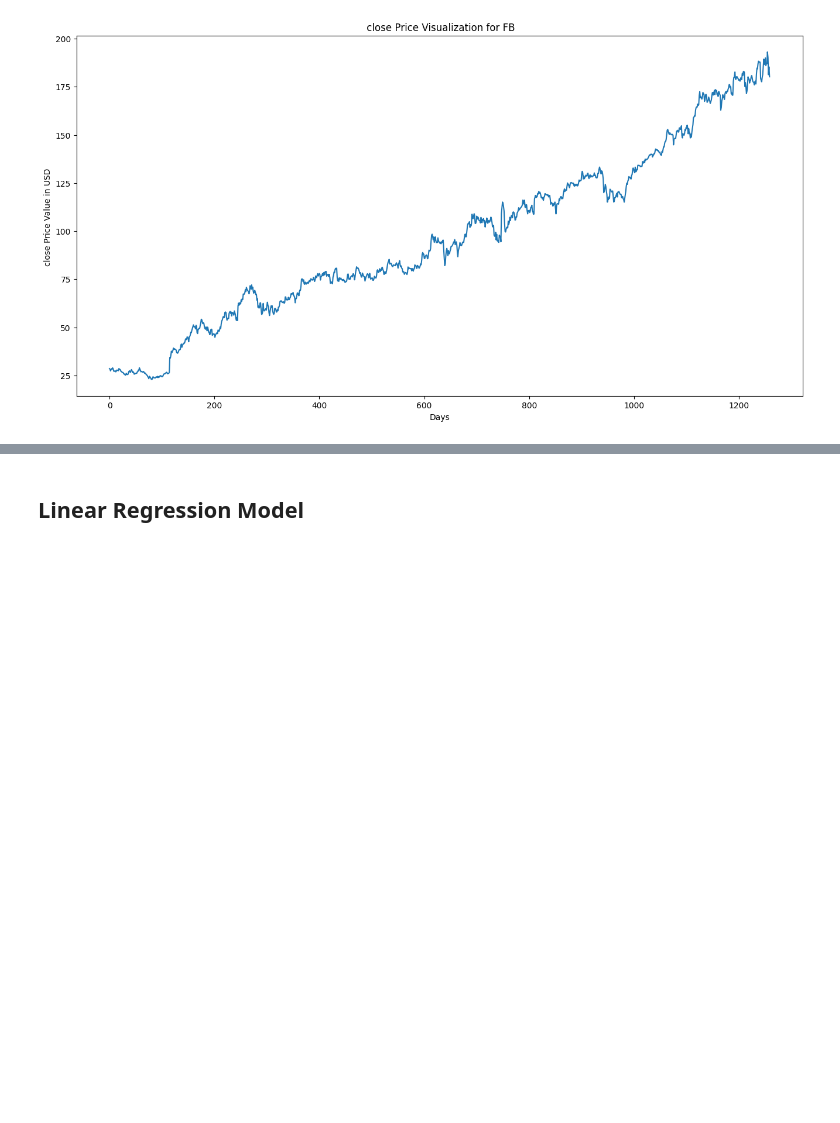
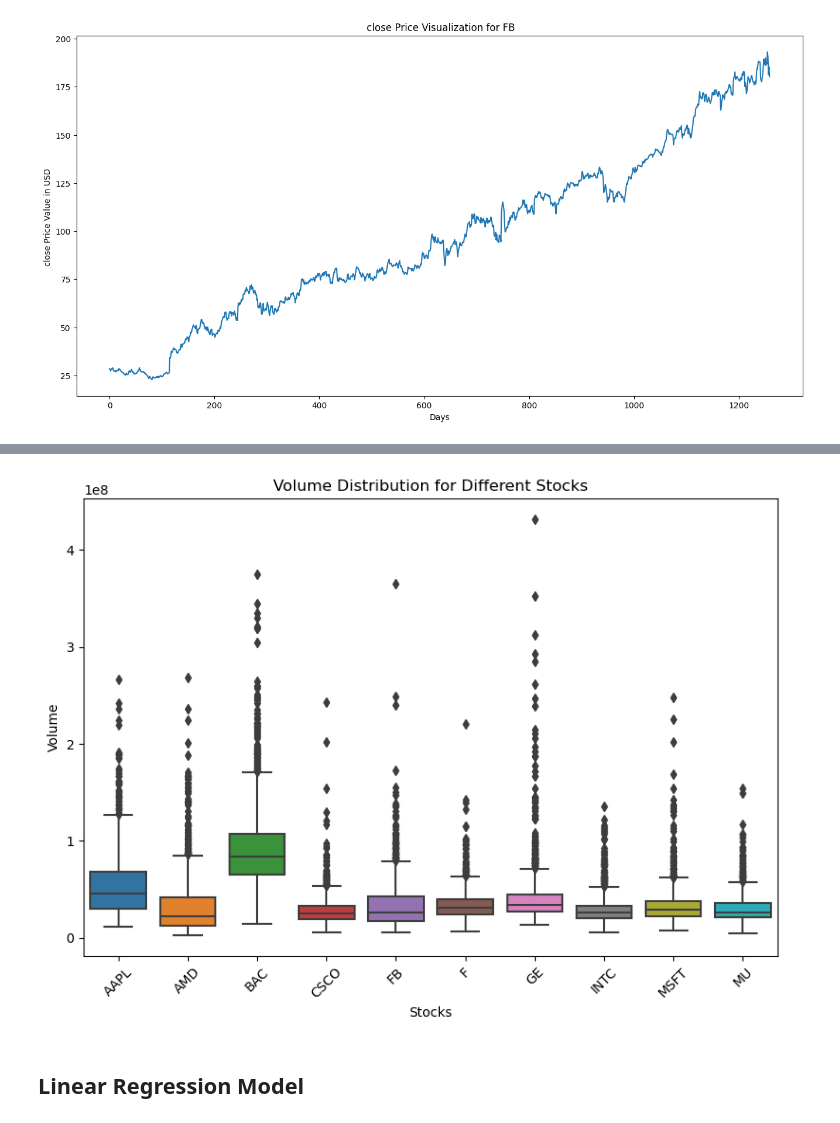
Before and after one commit to paarthvisharma/StockPricePrediction, a Jupyter notebook: StockPrediction.ipynb, the cells around one changed output, grey strips where cells are left out. Drawn from its saved outputs; the diff is of its cells as text; code cells hidden in the pictures; blank space fills up the shorter version.

```diff
--- a/StockPrediction.ipynb
+++ b/StockPrediction.ipynb
@@ -184,3 +244,15 @@ plot(filtered_df, 'FB', 'close')
+# %%
+# Box plot for volume to identify outliers
+plt.figure(figsize=(8, 6))
+snd.boxplot(data=filtered_df, x='Name', y='volume')
+plt.title('Volume Distribution for Different Stocks')
+plt.xlabel('Stocks')
+plt.ylabel('Volume')
+plt.xticks(rotation=45)
+plt.tight_layout()
+plt.show()
+# %% [output]
+[figure, added]
 # %% [markdown]
 ## Linear Regression Model
 # %%
```
Also changed, not shown: parts of 3 cells of this notebook, 1 other file.
